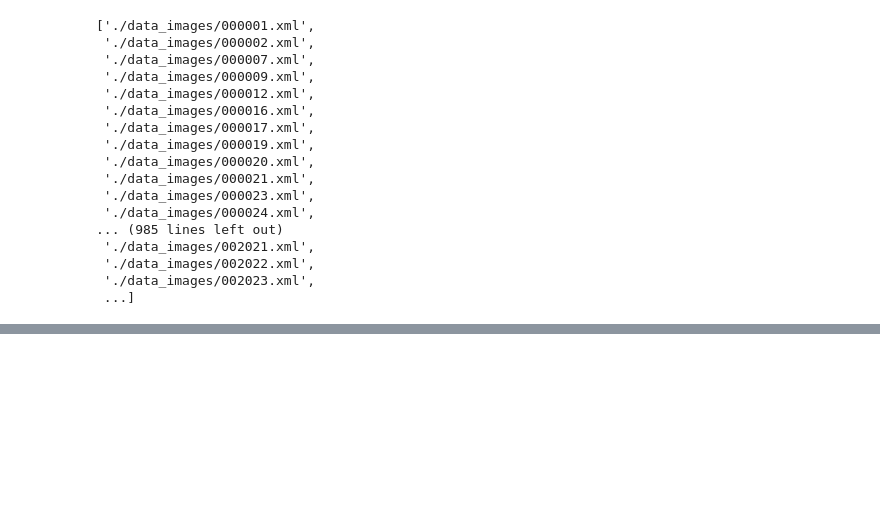
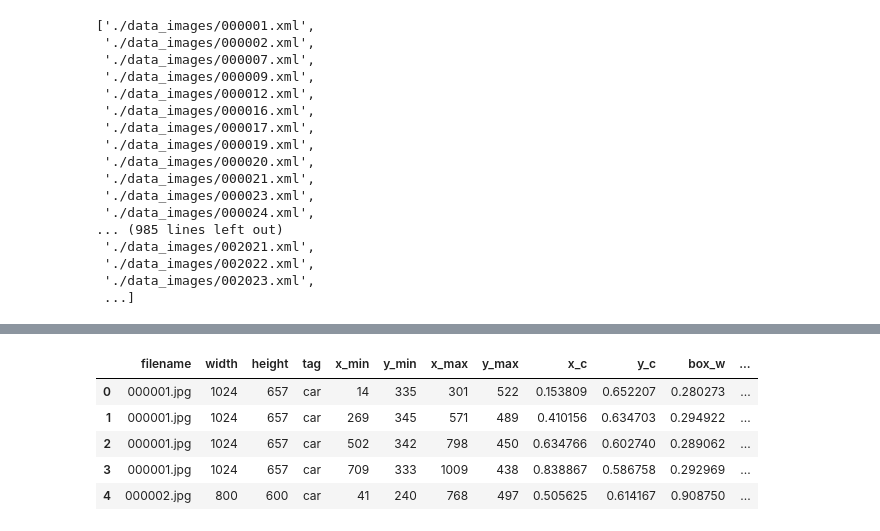
Before and after one commit to Thomaswang0822/Yolo_proj, a Jupyter notebook: prepare.ipynb, the cells around one changed output, grey strips where cells are left out. Cells and saved outputs as stored; diff of their text form; code cells hidden in the pictures; blank space fills up the shorter version.

```diff
--- a/prepare.ipynb
+++ b/prepare.ipynb
@@ -68,0 +93,17 @@ extract_xml('./data_images/000001.xml')
+# %%
+# 4. Yolo uses different bbox info:
+## normalized center x and y: x_c, y_c
+## normalized bbox width and height: box_w, box_h
+df['x_c'] = (df['x_min'] + df['x_max']) * 0.5 / df['width']
+df['y_c'] = (df['y_min'] + df['y_max']) * 0.5 / df['height']
+
+df['box_w'] = (df['x_max'] - df['x_min']) / df['width']
+df['box_h'] = (df['y_max'] - df['y_min']) / df['height']
+df.head()
+# %% [output]
+|  | filename | width | height | tag | x_min | y_min | x_max | y_max | x_c | y_c | box_w | ... |
+| 0 | 000001.jpg | 1024 | 657 | car | 14 | 335 | 301 | 522 | 0.153809 | 0.652207 | 0.280273 | ... |
+| 1 | 000001.jpg | 1024 | 657 | car | 269 | 345 | 571 | 489 | 0.410156 | 0.634703 | 0.294922 | ... |
+| 2 | 000001.jpg | 1024 | 657 | car | 502 | 342 | 798 | 450 | 0.634766 | 0.602740 | 0.289062 | ... |
+| 3 | 000001.jpg | 1024 | 657 | car | 709 | 333 | 1009 | 438 | 0.838867 | 0.586758 | 0.292969 | ... |
+| 4 | 000002.jpg | 800 | 600 | car | 41 | 240 | 768 | 497 | 0.505625 | 0.614167 | 0.908750 | ... |
```
Also changed, not shown: parts of 6 cells of this notebook.
